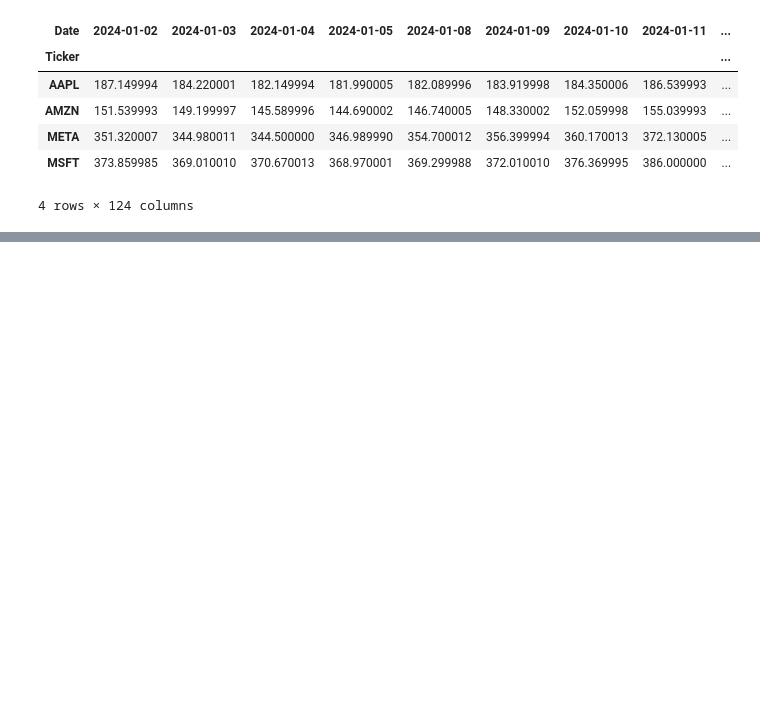
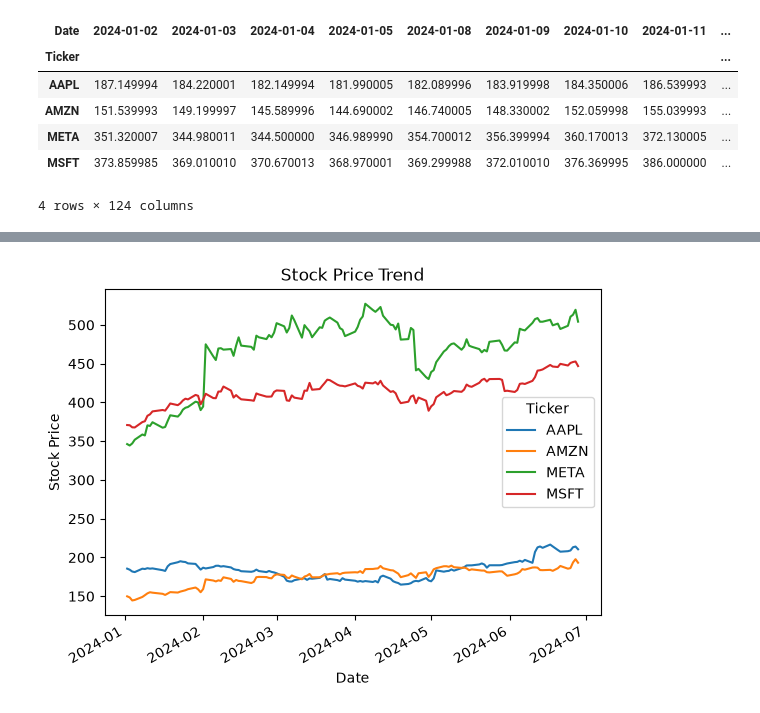
Before and after one commit to sumitkhera11/AI-Agentic-Trading-Bot, a Jupyter notebook: notebooks/Day_31.Pivot_Melt.ipynb, the cells around one changed output, grey strips where cells are left out. Drawn from its saved outputs; the diff is of its cells as text; code cells hidden in the pictures; blank space fills up the shorter version.

```diff
--- a/notebooks/Day_31.Pivot_Melt.ipynb
+++ b/notebooks/Day_31.Pivot_Melt.ipynb
@@ -279,0 +321,36 @@ data.pivot_table(index='Ticker',columns='Date', aggfunc='mean')
+# %%
+# on y axis prices
+
+# Data reshape kar raha hai (pivot_table)
+# Close prices organize kar raha hai
+# Graph bana raha hai (plot())
+
+# Pivot table = Rows aur columns ko rearrange karke
+# summary table banana
+
+# index='Date'  - means-> Date ko row labels bana do
+
+# columns='Ticker'  - Ticker names ko columns bana do
+#             AAPL    MSFT    META    AMZN
+# Date
+
+# values='Close'  - Sirf Close column ki values use karo
+# Date         AAPL    MSFT    META    AMZN
+# 2024-01-02   185.6   363.8   343.2   149.9
+# 2024-01-03   186.1   364.2   345.1   151.0
+# 2024-01-04   184.3   361.5   341.7   152.3
+
+# data.pivot_table(index='Date',columns='Ticker',values='Close').plot()
+
+import matplotlib.pyplot as plt
+
+chart = data.pivot_table(index='Date',columns='Ticker',values='Close')
+chart.plot()
+
+plt.xlabel("Date")
+plt.ylabel("Stock Price")
+plt.title("Stock Price Trend")
+
+plt.show()
+# %% [output]
+[figure, added]
```
Also changed, not shown: parts of 5 cells of this notebook, 14 other files.
